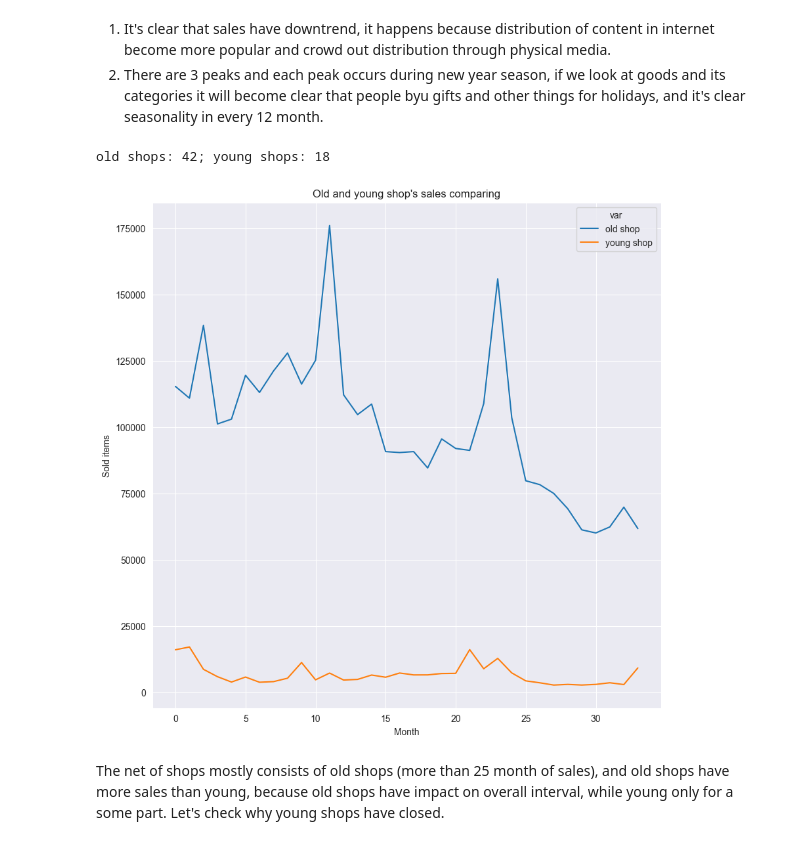
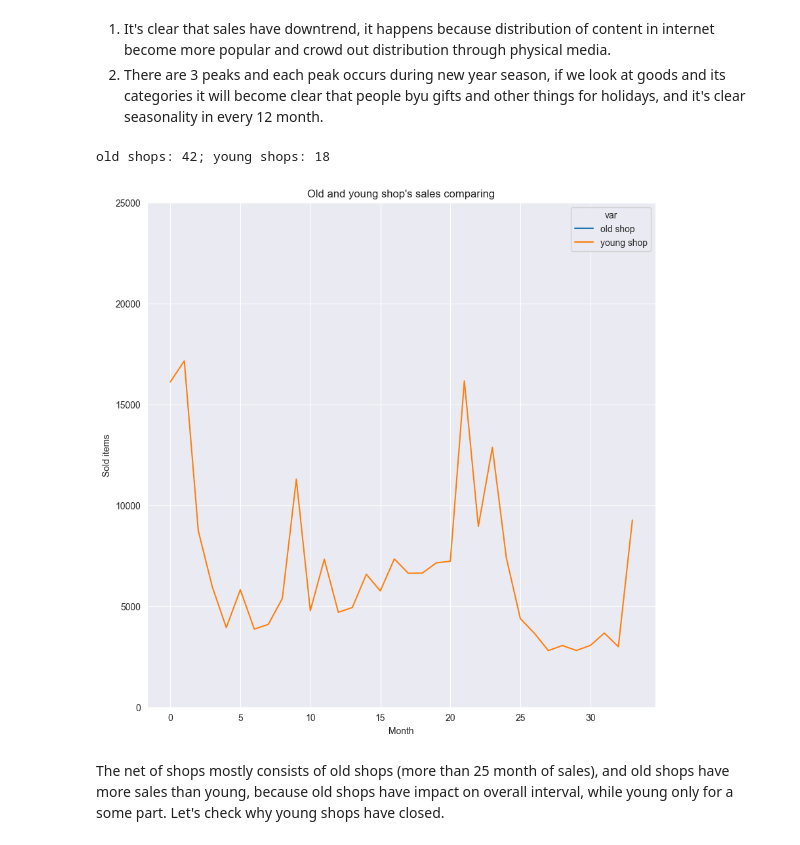
Before and after one commit to Akevilli/Internship, a Jupyter notebook: EDA.ipynb, the cells around one changed output. Drawn from its saved outputs; the diff is of its cells as text; code cells hidden in the pictures.

```diff
--- a/EDA.ipynb
+++ b/EDA.ipynb
@@ -168,23 +168,24 @@ def get_shops_with_time_threshold(threshold: int) -> tuple[pd.DataFrame, pd.Data
 # %%
 df_old_shops, df_young_shops = get_shops_with_time_threshold(25)
 
 print(f"old shops: {df_old_shops.shape[0]}; young shops: {df_young_shops.shape[0]}")
 
 df_old_monthly_sales = df_train[df_train["shop_id"].isin(df_old_shops)].groupby("date_block_num")["item_cnt_day"].sum().reset_index()
 df_new_monthly_sales = df_train[df_train["shop_id"].isin(df_young_shops)].groupby("date_block_num")["item_cnt_day"].sum().reset_index()
 
 df_old_monthly_sales["var"] = pd.Series(["old shop"] * len(df_old_monthly_sales))
 df_new_monthly_sales["var"] = pd.Series(["young shop"] * len(df_new_monthly_sales))
 
 plt.figure(figsize=(10,10))
 plt.title("Old and young shop's sales comparing")
 plt.xlabel("Month")
 plt.ylabel("Sold items")
+plt.ylim(0, 25000)
 sns.lineplot(pd.concat([df_old_monthly_sales, df_new_monthly_sales]), x="date_block_num", y="item_cnt_day", hue="var")
 plt.show()
 # %% [output]
 old shops: 42; young shops: 18
-[figure, old version]
+[figure, new version]
 # %% [markdown]
 The net of shops mostly consists of old shops (more than 25 month of sales), and old shops have more sales than young, because old shops have impact on overall interval, while young only for a some part. Let's check why young shops have closed.
 # %%
```
Also changed, not shown: parts of 2 cells of this notebook.
